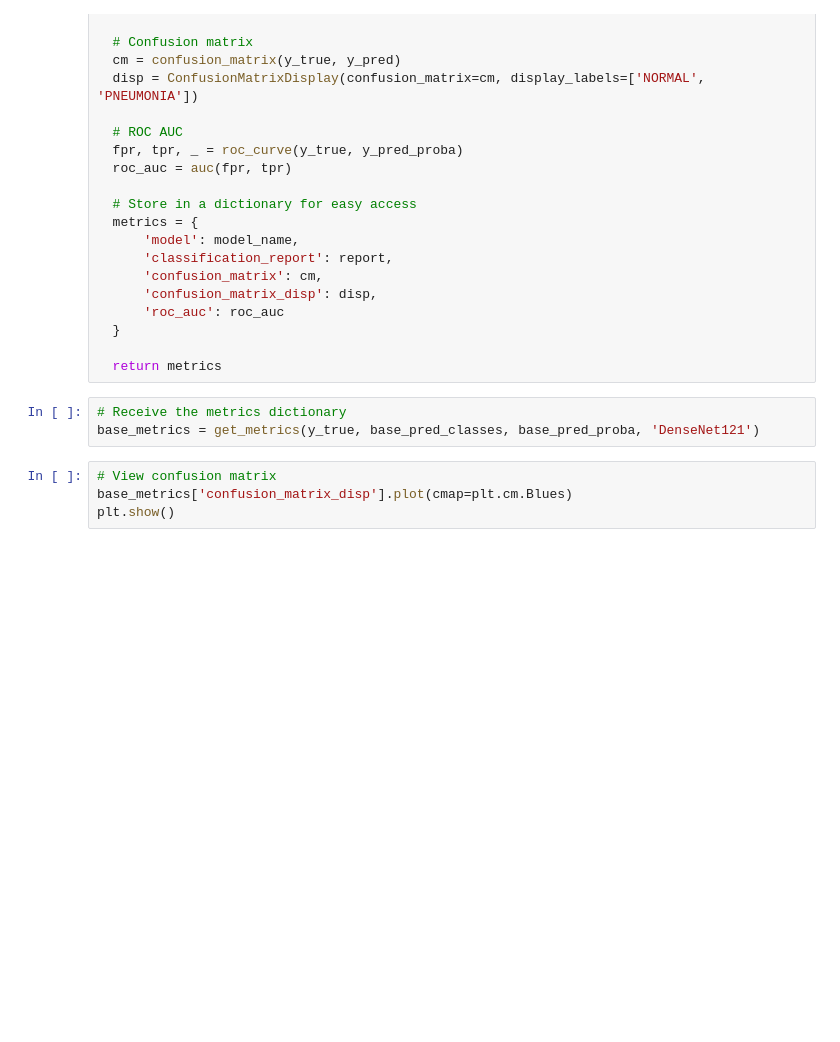
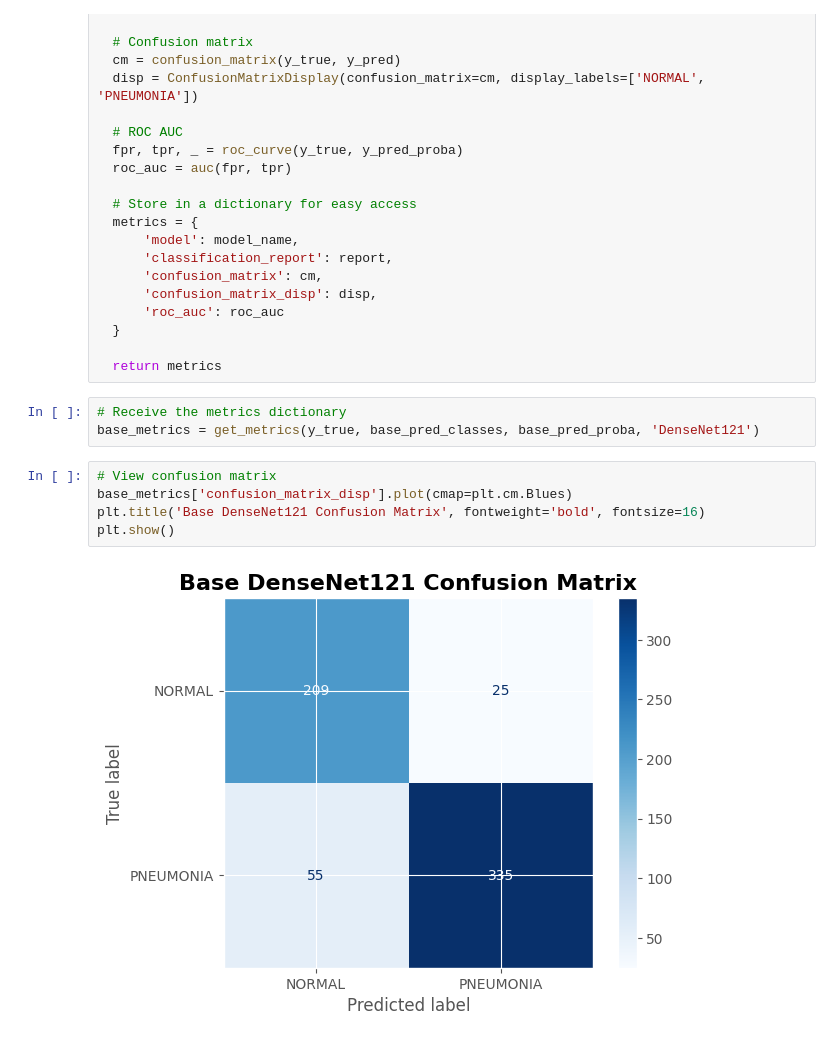
Before and after one commit to SeyedRumaiz/RespiraNet, a Jupyter notebook: notebooks/pn.ipynb, the cells around one changed output. Saved outputs shown, nothing was run; the diff lists cells and outputs as text; blank space fills up the shorter version.

```diff
--- a/notebooks/pn.ipynb
+++ b/notebooks/pn.ipynb
@@ -723,7 +714,10 @@ base_metrics = get_metrics(y_true, base_pred_classes, base_pred_proba, 'DenseNet
 # %%
 # View confusion matrix
 base_metrics['confusion_matrix_disp'].plot(cmap=plt.cm.Blues)
+plt.title('Base DenseNet121 Confusion Matrix', fontweight='bold', fontsize=16)
 plt.show()
+# %% [output]
+[figure, added]
 # %%
 # Classification report
 print(base_metrics['classification_report'])
```
Also changed, not shown: parts of 38 cells of this notebook, 1 other file.
